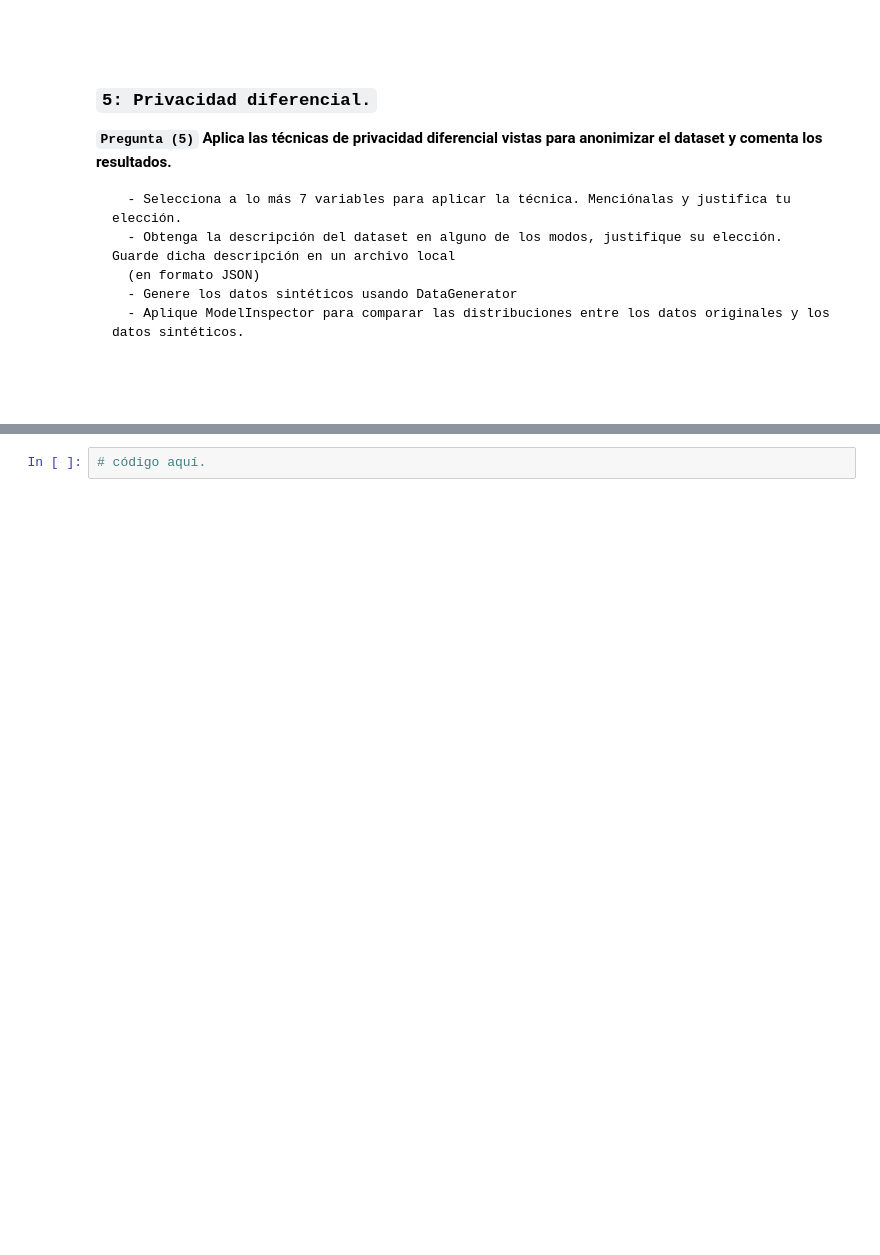
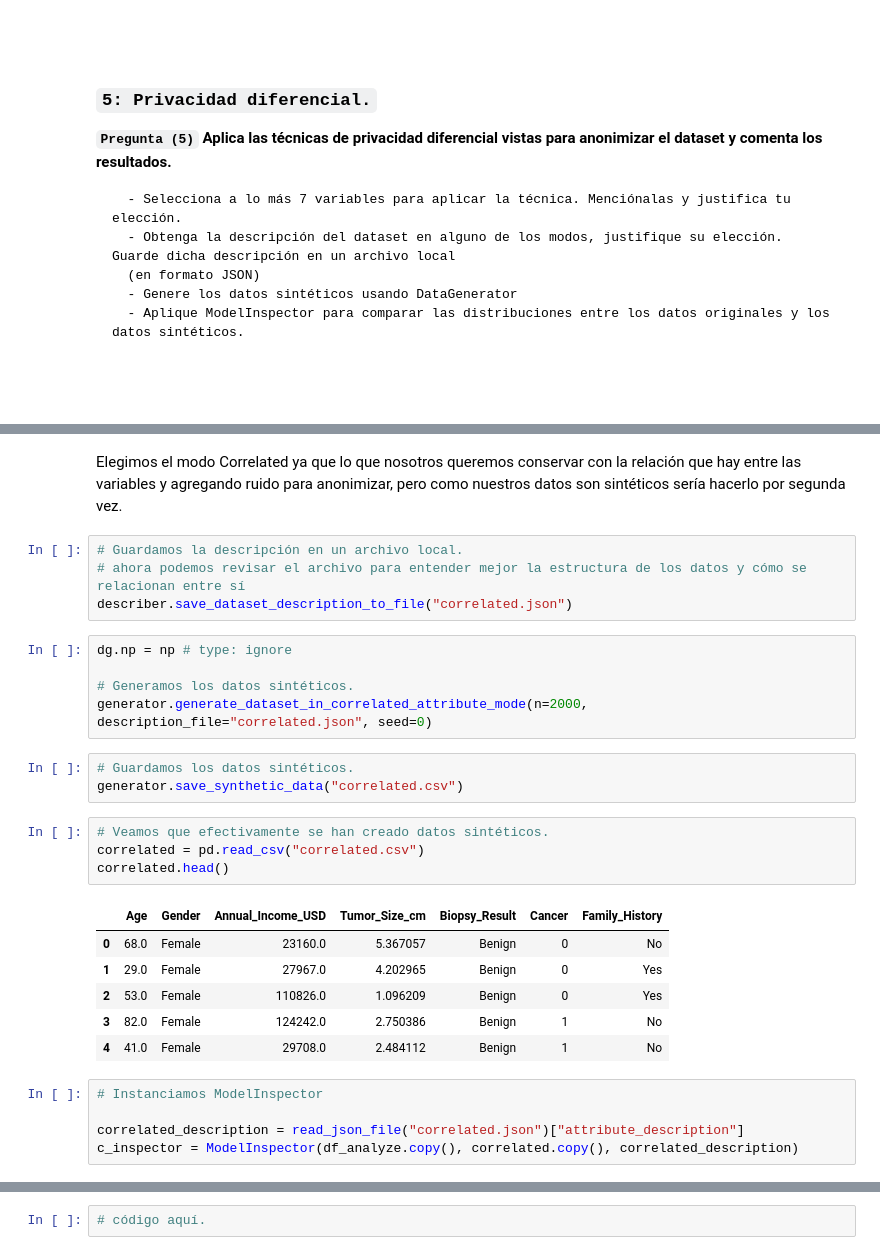
Before and after one commit to cony45678/Etica_Para_Ciencias_de_Datos, a Jupyter notebook: Taller_Sumativo_4.ipynb, the cells around one changed output, grey strips where cells are left out. Cells and saved outputs as stored; diff of their text form; blank space fills up the shorter version.

```diff
--- a/Taller_Sumativo_4.ipynb
+++ b/Taller_Sumativo_4.ipynb
@@ -291,0 +351,30 @@ Al momento de explicar el método propuesto, recuerda hacer alusión a principio
+# %% [markdown]
+Elegimos el modo Correlated ya que lo que nosotros queremos conservar con la relación que hay entre las variables y agregando ruido para anonimizar, pero como nuestros datos son sintéticos sería hacerlo por segunda vez.
+# %%
+# Guardamos la descripción en un archivo local.
+# ahora podemos revisar el archivo para entender mejor la estructura de los datos y cómo se relacionan entre sí
+describer.save_dataset_description_to_file("correlated.json")
+# %%
+dg.np = np # type: ignore
+
+# Generamos los datos sintéticos.
+generator.generate_dataset_in_correlated_attribute_mode(n=2000, description_file="correlated.json", seed=0)
+# %%
+# Guardamos los datos sintéticos.
+generator.save_synthetic_data("correlated.csv")
+# %%
+# Veamos que efectivamente se han creado datos sintéticos.
+correlated = pd.read_csv("correlated.csv")
+correlated.head()
+# %% [output]
+|  | Age | Gender | Annual_Income_USD | Tumor_Size_cm | Biopsy_Result | Cancer | Family_History |
+| 0 | 68.0 | Female | 23160.0 | 5.367057 | Benign | 0 | No |
+| 1 | 29.0 | Female | 27967.0 | 4.202965 | Benign | 0 | Yes |
+| 2 | 53.0 | Female | 110826.0 | 1.096209 | Benign | 0 | Yes |
+| 3 | 82.0 | Female | 124242.0 | 2.750386 | Benign | 1 | No |
+| 4 | 41.0 | Female | 29708.0 | 2.484112 | Benign | 1 | No |
+# %%
+# Instanciamos ModelInspector
+
+correlated_description = read_json_file("correlated.json")["attribute_description"]
+c_inspector = ModelInspector(df_analyze.copy(), correlated.copy(), correlated_description)
```
Also changed, not shown: parts of 6 cells of this notebook, 3 other files.
